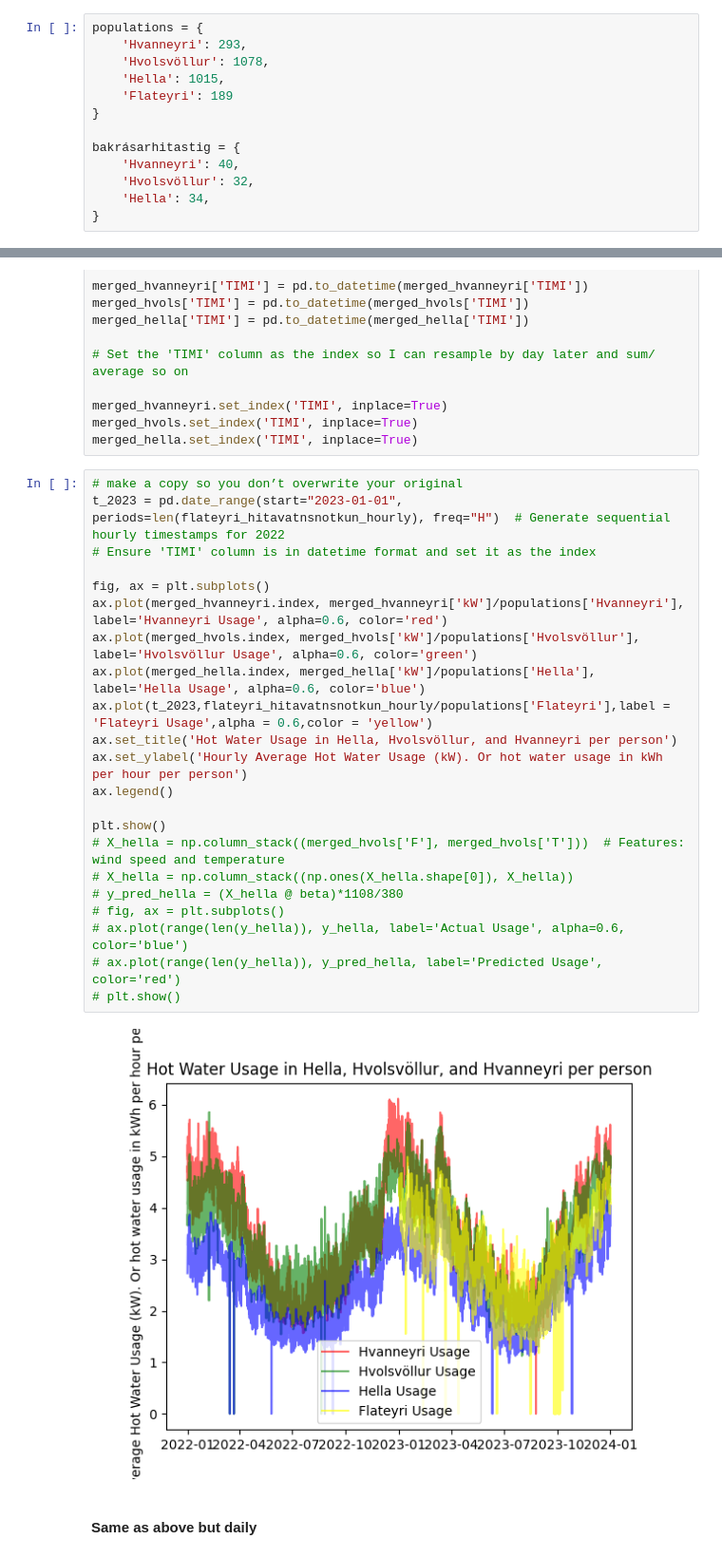
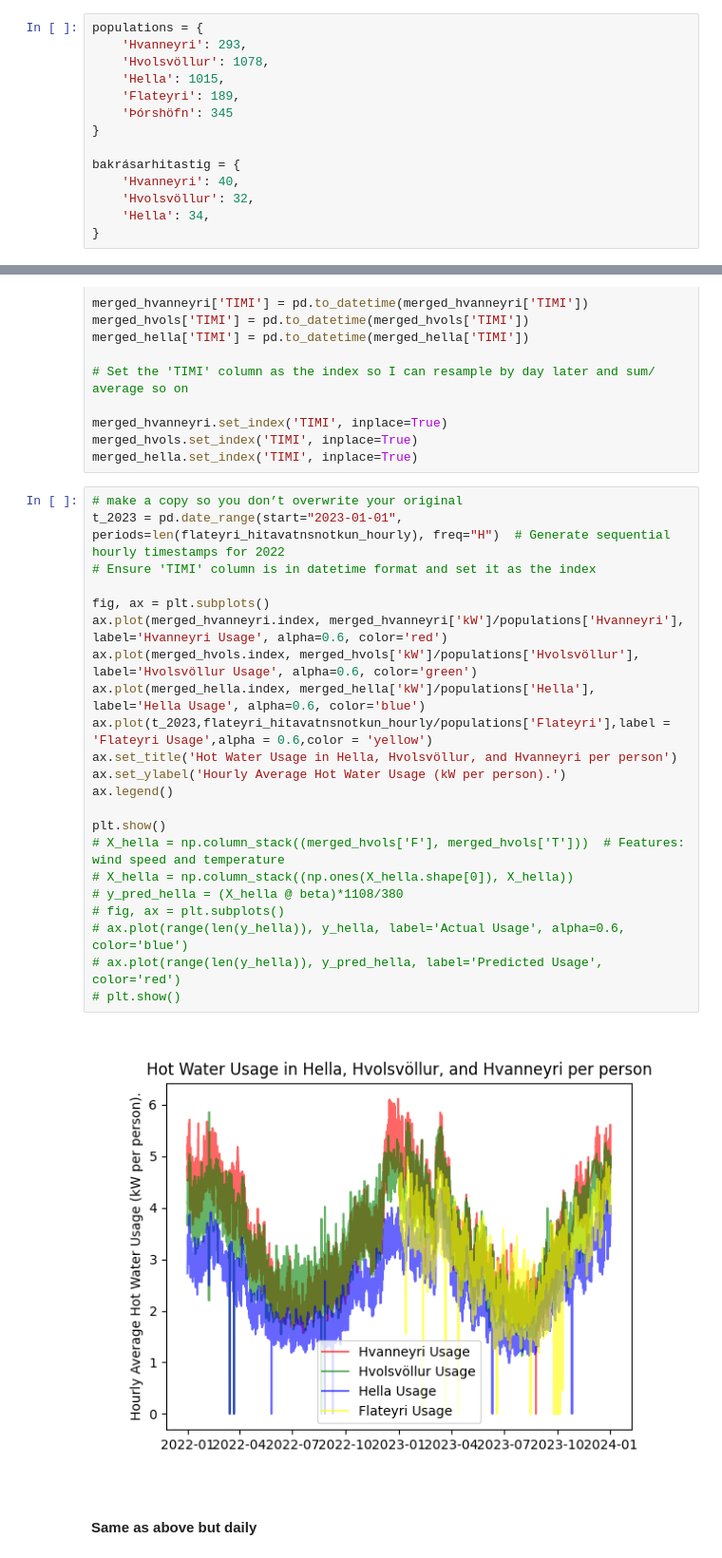
Before and after one commit to arnargylfi/Meistaraverkefni, a Jupyter notebook: Python/Main.ipynb, the cells around one changed output, grey strips where cells are left out. Shown at 95% size. Drawn from its saved outputs; the diff is of its cells as text.

```diff
--- a/Python/Main.ipynb
+++ b/Python/Main.ipynb
@@ -328,7 +184,8 @@ populations = {
     'Hvanneyri': 293,
     'Hvolsvöllur': 1078,
     'Hella': 1015,
-    'Flateyri': 189
+    'Flateyri': 189,
+    'Þórshöfn': 345
 }
 
 bakrásarhitastig = {
@@ -367,27 +224,27 @@ merged_hella.set_index('TIMI', inplace=True)
 # %%
 # make a copy so you don’t overwrite your original
 t_2023 = pd.date_range(start="2023-01-01", periods=len(flateyri_hitavatnsnotkun_hourly), freq="H")  # Generate sequential hourly timestamps for 2022
 # Ensure 'TIMI' column is in datetime format and set it as the index
 
 fig, ax = plt.subplots()
 ax.plot(merged_hvanneyri.index, merged_hvanneyri['kW']/populations['Hvanneyri'], label='Hvanneyri Usage', alpha=0.6, color='red')
 ax.plot(merged_hvols.index, merged_hvols['kW']/populations['Hvolsvöllur'], label='Hvolsvöllur Usage', alpha=0.6, color='green')
 ax.plot(merged_hella.index, merged_hella['kW']/populations['Hella'], label='Hella Usage', alpha=0.6, color='blue')
 ax.plot(t_2023,flateyri_hitavatnsnotkun_hourly/populations['Flateyri'],label = 'Flateyri Usage',alpha = 0.6,color = 'yellow')
 ax.set_title('Hot Water Usage in Hella, Hvolsvöllur, and Hvanneyri per person')
-ax.set_ylabel('Hourly Average Hot Water Usage (kW). Or hot water usage in kWh per hour per person')
+ax.set_ylabel('Hourly Average Hot Water Usage (kW per person).')
 ax.legend()
 
 plt.show()
 # X_hella = np.column_stack((merged_hvols['F'], merged_hvols['T']))  # Features: wind speed and temperature
 # X_hella = np.column_stack((np.ones(X_hella.shape[0]), X_hella))
 # y_pred_hella = (X_hella @ beta)*1108/380
 # fig, ax = plt.subplots()
 # ax.plot(range(len(y_hella)), y_hella, label='Actual Usage', alpha=0.6, color='blue')
 # ax.plot(range(len(y_hella)), y_pred_hella, label='Predicted Usage', color='red')
 # plt.show()
 # %% [output]
-[figure, old version]
+[figure, new version]
 # %% [markdown]
 #### Same as above but daily
 # %%
```
Also changed, not shown: parts of 28 cells of this notebook, 1 other file.
